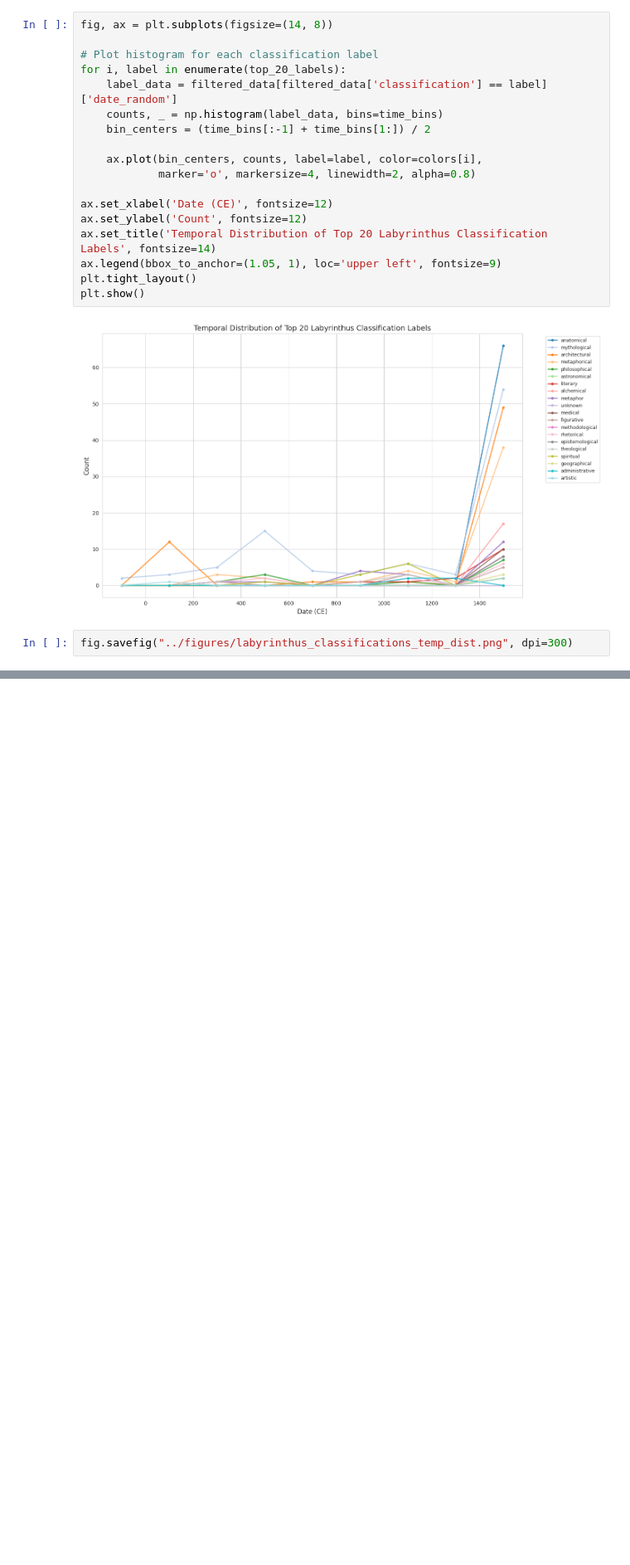
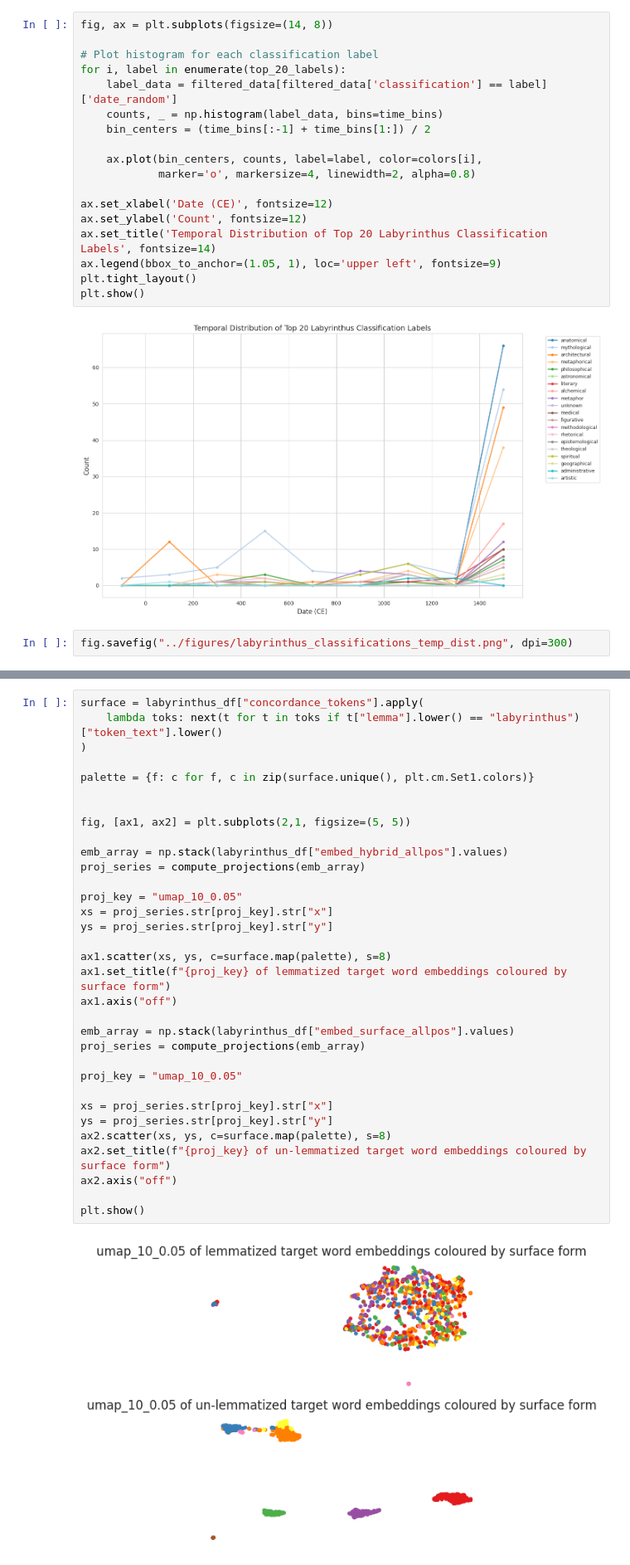
Before and after one commit to CCS-ZCU/labyrinth, a Jupyter notebook: scripts/labyrinth_analysis.ipynb, the cells around one changed output, grey strips where cells are left out. Shown: that part at 83% size. Cells and saved outputs as stored; diff of their text form; blank space fills up the shorter version.

```diff
--- a/scripts/labyrinth_analysis.ipynb
+++ b/scripts/labyrinth_analysis.ipynb
@@ -249,0 +472,35 @@ for tok, vec in zip(tokens, token_embeddings):
+# %%
+surface = labyrinthus_df["concordance_tokens"].apply(
+    lambda toks: next(t for t in toks if t["lemma"].lower() == "labyrinthus")["token_text"].lower()
+)
+
+palette = {f: c for f, c in zip(surface.unique(), plt.cm.Set1.colors)}
+
+
+fig, [ax1, ax2] = plt.subplots(2,1, figsize=(5, 5))
+
+emb_array = np.stack(labyrinthus_df["embed_hybrid_allpos"].values)
+proj_series = compute_projections(emb_array)
+
+proj_key = "umap_10_0.05"
+xs = proj_series.str[proj_key].str["x"]
+ys = proj_series.str[proj_key].str["y"]
+
+ax1.scatter(xs, ys, c=surface.map(palette), s=8)
+ax1.set_title(f"{proj_key} of lemmatized target word embeddings coloured by surface form")
+ax1.axis("off")
+
+emb_array = np.stack(labyrinthus_df["embed_surface_allpos"].values)
+proj_series = compute_projections(emb_array)
+
+proj_key = "umap_10_0.05"
+
+xs = proj_series.str[proj_key].str["x"]
+ys = proj_series.str[proj_key].str["y"]
+ax2.scatter(xs, ys, c=surface.map(palette), s=8)
+ax2.set_title(f"{proj_key} of un-lemmatized target word embeddings coloured by surface form")
+ax2.axis("off")
+
+plt.show()
+# %% [output]
+[figure, added]
```
Also changed, not shown: parts of 21 cells of this notebook, 1 other file.
